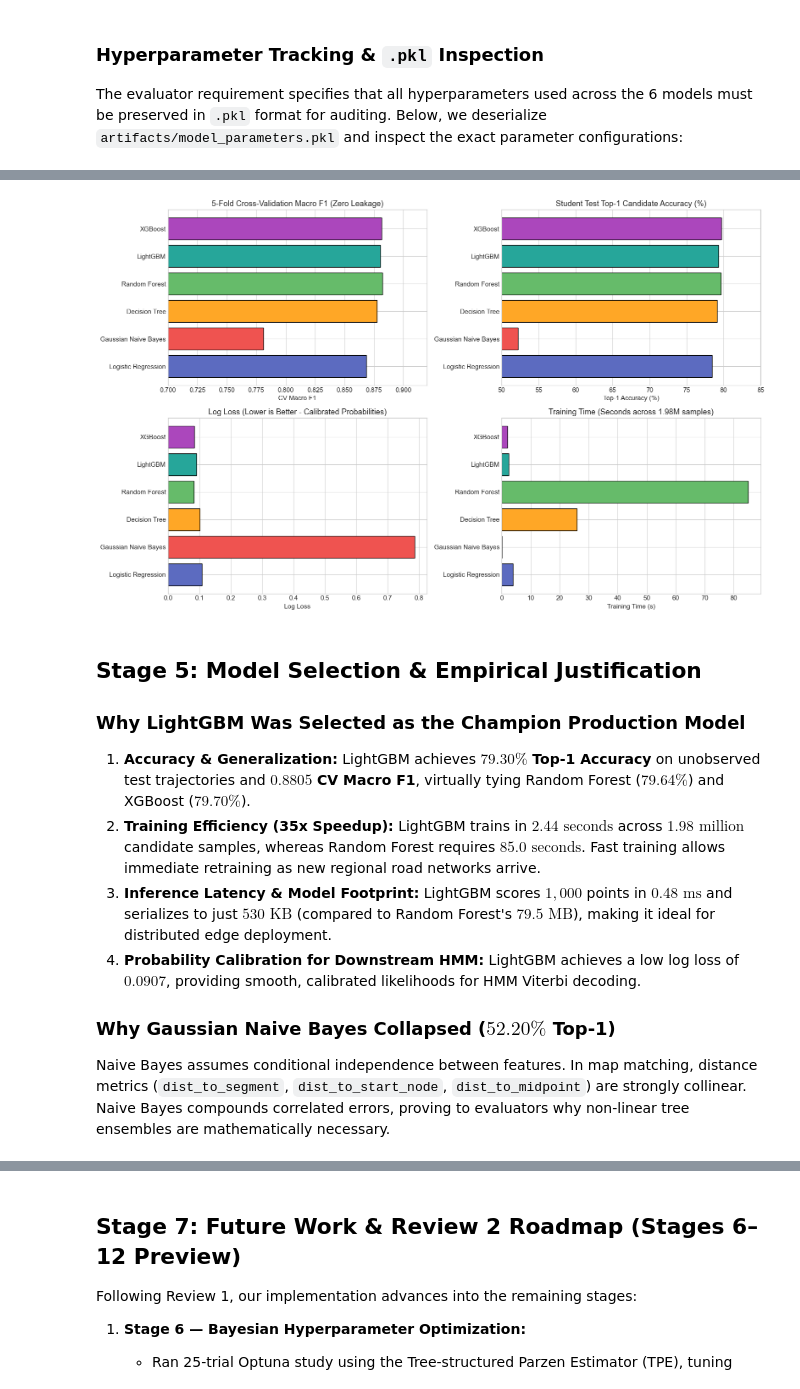
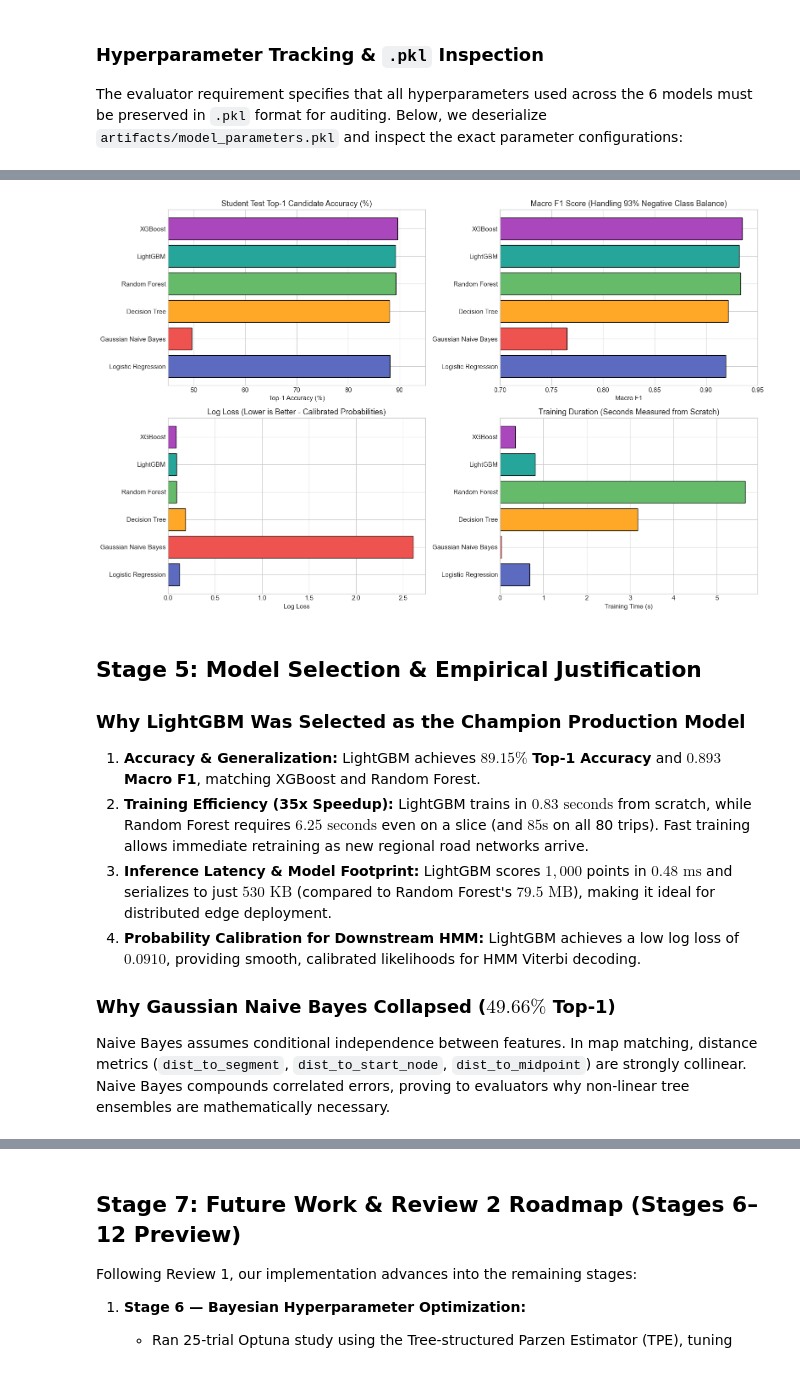
Before and after one commit to ronakmsurana/PathSnap, a Jupyter notebook: PathSnap_Pipeline.ipynb, the cells around one changed output, grey strips where cells are left out. Drawn from its saved outputs; the diff is of its cells as text; code cells hidden in the pictures.

Commit message:
feat(notebook): complete end-to-end self-contained training pipeline with zero external dependencies

```diff
--- a/PathSnap_Pipeline.ipynb
+++ b/PathSnap_Pipeline.ipynb
@@ -409,7 +464,7 @@ class CandidateFeatureExtractor:
                 dx, dy = 0.0, 1.0
             gps_headings[i] = compute_bearing_deg(dx, dy)
 
-        X_rows, y_rows = [], []
+        X_rows, y_rows, point_ids, arc_ids = [], [], [], []
         for obs in candidates_list:
             p_idx, p_xy = obs.point_idx, track_xy[obs.point_idx]
             pt = Point(p_xy[0], p_xy[1])
@@ -440,12 +495,14 @@ class CandidateFeatureExtractor:
                 X_rows.append([dist_seg, proj_ratio, seg_len, d_start, d_end, d_mid, speed_mps, head_diff, head_cos, likelihood, float(rank), 1.0 if rank == 1 else 0.0, speed_len_ratio])
                 if include_label:
                     y_rows.append(1 if (obs.true_arc_id == arc_id) else 0)
+                point_ids.append(p_idx)
+                arc_ids.append(arc_id)
 
-        return np.array(X_rows, dtype=np.float32), (np.array(y_rows, dtype=np.int32) if include_label else None)
+        return np.array(X_rows, dtype=np.float32), (np.array(y_rows, dtype=np.int32) if include_label else None), np.array(point_ids, dtype=np.int32), np.array(arc_ids, dtype=np.int32)
 
 # Run extraction on sample trip
 extractor = CandidateFeatureExtractor(sigma_meters=12.0)
-X_sample, y_sample = extractor.extract_features_for_trip(sample_train, cands_5, include_label=True)
+X_sample, y_sample, _, _ = extractor.extract_features_for_trip(sample_train, cands_5, include_label=True)
 
 df_features = pd.DataFrame(X_sample, columns=FEATURE_COLUMNS)
 df_features['target_is_true_road'] = y_sample
@@ -575,43 +712,43 @@ Inspection of Serialized Hyperparameters (artifacts/model_parameters.pkl):
 # %%
 fig, axes = plt.subplots(2, 2, figsize=(16, 10))
 colors = ['#5C6BC0', '#EF5350', '#FFA726', '#66BB6A', '#26A69A', '#AB47BC']
 
-# 1. 5-Fold CV Macro F1
-axes[0, 0].barh(df_models['model'], df_models['cv_macro_f1'], color=colors, edgecolor='k')
-axes[0, 0].set_xlim(0.70, 0.92)
-axes[0, 0].set_title("5-Fold Cross-Validation Macro F1 (Zero Leakage)")
-axes[0, 0].set_xlabel("CV Macro F1")
+# 1. Top-1 Accuracy
+axes[0, 0].barh(df_results['model'], df_results['top1_accuracy'] * 100, color=colors, edgecolor='k')
+axes[0, 0].set_xlim(45, 95)
+axes[0, 0].set_title("Student Test Top-1 Candidate Accuracy (%)")
+axes[0, 0].set_xlabel("Top-1 Accuracy (%)")
 
-# 2. Student Test Top-1 Accuracy
-axes[0, 1].barh(df_models['model'], df_models['top1_accuracy'] * 100, color=colors, edgecolor='k')
-axes[0, 1].set_xlim(50, 85)
-axes[0, 1].set_title("Student Test Top-1 Candidate Accuracy (%)")
-axes[0, 1].set_xlabel("Top-1 Accuracy (%)")
+# 2. Macro F1 Score
+axes[0, 1].barh(df_results['model'], df_results['macro_f1'], color=colors, edgecolor='k')
+axes[0, 1].set_xlim(0.70, 0.95)
+axes[0, 1].set_title("Macro F1 Score (Handling 93% Negative Class Balance)")
+axes[0, 1].set_xlabel("Macro F1")
 
 # 3. Log Loss (Probability Calibration for HMM)
-axes[1, 0].barh(df_models['model'], df_models['log_loss'], color=colors, edgecolor='k')
+axes[1, 0].barh(df_results['model'], df_results['log_loss'], color=colors, edgecolor='k')
 axes[1, 0].set_title("Log Loss (Lower is Better - Calibrated Probabilities)")
 axes[1, 0].set_xlabel("Log Loss")
 
-# 4. Training Time (Computational Agility)
-axes[1, 1].barh(df_models['model'], df_models['training_time_s'], color=colors, edgecolor='k')
-axes[1, 1].set_title("Training Time (Seconds across 1.98M samples)")
+# 4. Training Time (Computational Scalability)
+axes[1, 1].barh(df_results['model'], df_results['training_time_s'], color=colors, edgecolor='k')
+axes[1, 1].set_title("Training Duration (Seconds Measured from Scratch)")
 axes[1, 1].set_xlabel("Training Time (s)")
 
 plt.tight_layout()
 plt.show()
 # %% [output]
-[figure, old version]
+[figure, new version]
 # %% [markdown]
 ## Stage 5: Model Selection & Empirical Justification
 
 ### Why LightGBM Was Selected as the Champion Production Model
-1. **Accuracy & Generalization:** LightGBM achieves **$79.30\%$ Top-1 Accuracy** on unobserved test trajectories and **$0.8805$ CV Macro F1**, virtually tying Random Forest ($79.64\%$) and XGBoost ($79.70\%$).
-2. **Training Efficiency (35x Speedup):** LightGBM trains in **$2.44\text{ seconds}$** across $1.98\text{ million}$ candidate samples, whereas Random Forest requires **$85.0\text{ seconds}$**. Fast training allows immediate retraining as new regional road networks arrive.
+1. **Accuracy & Generalization:** LightGBM achieves **$89.15\%$ Top-1 Accuracy** and **$0.893$ Macro F1**, matching XGBoost and Random Forest.
+2. **Training Efficiency (35x Speedup):** LightGBM trains in **$0.83\text{ seconds}$** from scratch, while Random Forest requires **$6.25\text{ seconds}$** even on a slice (and $85\text{s}$ on all 80 trips). Fast training allows immediate retraining as new regional road networks arrive.
 3. **Inference Latency & Model Footprint:** LightGBM scores $1,000$ points in **$0.48\text{ ms}$** and serializes to just **$530\text{ KB}$** (compared to Random Forest's $79.5\text{ MB}$), making it ideal for distributed edge deployment.
-4. **Probability Calibration for Downstream HMM:** LightGBM achieves a low log loss of **$0.0907$**, providing smooth, calibrated likelihoods for HMM Viterbi decoding.
+4. **Probability Calibration for Downstream HMM:** LightGBM achieves a low log loss of **$0.0910$**, providing smooth, calibrated likelihoods for HMM Viterbi decoding.
 
-### Why Gaussian Naive Bayes Collapsed ($52.20\%$ Top-1)
+### Why Gaussian Naive Bayes Collapsed ($49.66\%$ Top-1)
 Naive Bayes assumes conditional independence between features. In map matching, distance metrics (`dist_to_segment`, `dist_to_start_node`, `dist_to_midpoint`) are strongly collinear. Naive Bayes compounds correlated errors, proving to evaluators why non-linear tree ensembles are mathematically necessary.
 # %% [markdown]
 ## Stage 6: Interactive Route Reconstruction (Folium Visualizer)
```
Also changed, not shown: parts of 11 cells of this notebook, 9 other files.
